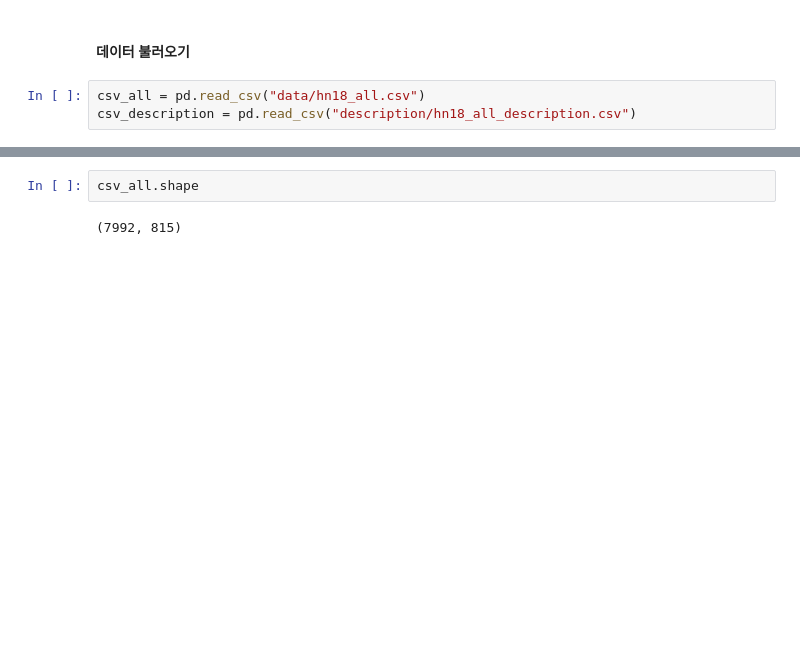
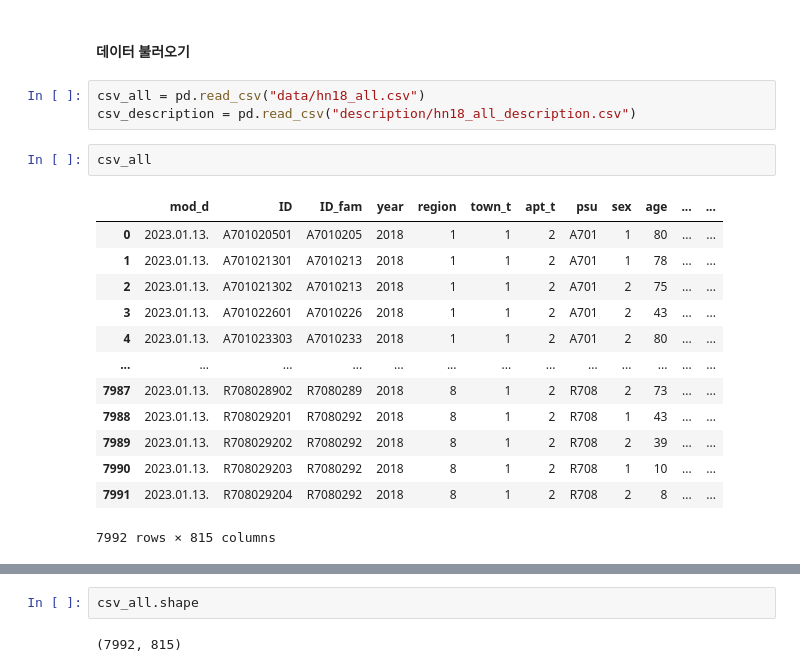
Before and after one commit to sparksub/DM-Termproject, a Jupyter notebook: DM-2023-team3-depression.ipynb, the cells around one changed output, grey strips where cells are left out. Cells and saved outputs as stored; diff of their text form; blank space fills up the shorter version.

```diff
--- a/DM-2023-team3-depression.ipynb
+++ b/DM-2023-team3-depression.ipynb
@@ -12,3 +13,19 @@ import pandas as pd
 # %%
 csv_all = pd.read_csv("data/hn18_all.csv")
 csv_description = pd.read_csv("description/hn18_all_description.csv")
+# %%
+csv_all
+# %% [output]
+|  | mod_d | ID | ID_fam | year | region | town_t | apt_t | psu | sex | age | ... | ... |
+| 0 | 2023.01.13. | A701020501 | A7010205 | 2018 | 1 | 1 | 2 | A701 | 1 | 80 | ... | ... |
+| 1 | 2023.01.13. | A701021301 | A7010213 | 2018 | 1 | 1 | 2 | A701 | 1 | 78 | ... | ... |
+| 2 | 2023.01.13. | A701021302 | A7010213 | 2018 | 1 | 1 | 2 | A701 | 2 | 75 | ... | ... |
+| 3 | 2023.01.13. | A701022601 | A7010226 | 2018 | 1 | 1 | 2 | A701 | 2 | 43 | ... | ... |
+| 4 | 2023.01.13. | A701023303 | A7010233 | 2018 | 1 | 1 | 2 | A701 | 2 | 80 | ... | ... |
+| ... | ... | ... | ... | ... | ... | ... | ... | ... | ... | ... | ... | ... |
+| 7987 | 2023.01.13. | R708028902 | R7080289 | 2018 | 8 | 1 | 2 | R708 | 2 | 73 | ... | ... |
+| 7988 | 2023.01.13. | R708029201 | R7080292 | 2018 | 8 | 1 | 2 | R708 | 1 | 43 | ... | ... |
+| 7989 | 2023.01.13. | R708029202 | R7080292 | 2018 | 8 | 1 | 2 | R708 | 2 | 39 | ... | ... |
+| 7990 | 2023.01.13. | R708029203 | R7080292 | 2018 | 8 | 1 | 2 | R708 | 1 | 10 | ... | ... |
+| 7991 | 2023.01.13. | R708029204 | R7080292 | 2018 | 8 | 1 | 2 | R708 | 2 | 8 | ... | ... |
+7992 rows × 815 columns
```
Also changed, not shown: parts of 33 cells of this notebook, 1 other file.
